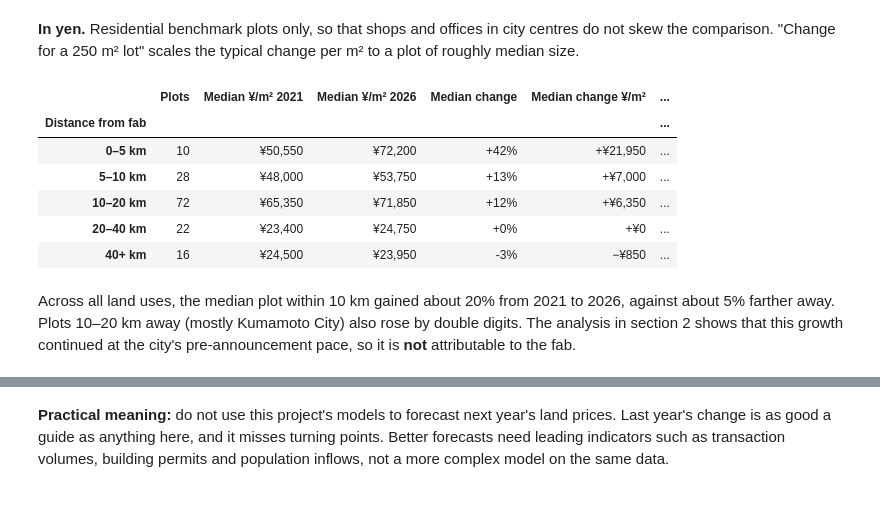
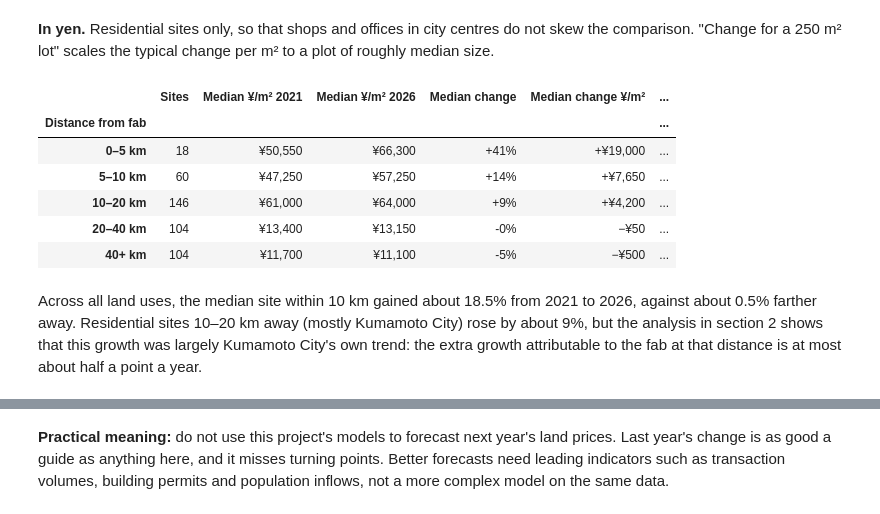
Before and after one commit to SarthakDT/jasm_real_estate_spatial_ML, a Jupyter notebook: notebooks/findings.ipynb, the cells around one changed output, grey strips where cells are left out. Saved outputs shown, nothing was run; the diff lists cells and outputs as text; code cells hidden in the pictures.

```diff
--- a/notebooks/findings.ipynb
+++ b/notebooks/findings.ipynb
@@ -31,14 +32,17 @@ sys.path.insert(0, str(ROOT))
 import pandas as pd
 from IPython.display import Image, display
 from matplotlib.patches import Patch
-from src import config, fab_impact, plot_style, train
+from src import config, fab_impact, plot_style
 %matplotlib inline
 
-panel = pd.read_csv(fab_impact.PANEL_PATH, encoding="utf-8-sig")
-cum = pd.read_csv(fab_impact.CUMULATIVE_PATH, encoding="utf-8-sig")
 bands = pd.read_csv(fab_impact.DISTANCE_BANDS_PATH, encoding="utf-8-sig")
 did = json.load(open(fab_impact.DID_RESULTS_PATH, encoding="utf-8"))
 comparison = pd.read_csv(config.MODEL_COMPARISON_PATH)
-s2 = pd.read_csv(config.STAGE2_PATH, encoding="utf-8-sig")
 rings = pd.DataFrame(did["rings"])
+common = pd.read_csv(config.COMMON_SITES_PATH, encoding="utf-8-sig")
+# About 25 plots are valued by both surveys; count each physical site once.
+cum = pd.read_csv(fab_impact.CUMULATIVE_PATH, encoding="utf-8-sig")
+cum = cum[~cum["plot_id"].isin(common["l02_plot_id"])]
+stage2 = pd.concat([pd.read_csv(p, encoding="utf-8-sig") for p in (config.STAGE2_PATH, config.STAGE2_L02_PATH)])
+RING_LABELS = ["0–5 km", "5–10 km", "10–20 km", "20–40 km", "40+ km"]
 # %% [markdown]
@@ -96,21 +116,22 @@ towns = (cum.groupby("municipality")
          .agg(plots=("cum_change", "size"), change=("cum_change", "median"), km=("distance_to_jasm_km", "median"))
          .query("plots >= 3").sort_values("change"))
 prefecture = cum["cum_change"].median()
+shown = pd.concat([towns.tail(12), towns.head(4)]).drop_duplicates().sort_values("change")
 
 fig, ax = plot_style.figure(8, 6)
-colors = [plot_style.SERIES if km <= 10 else "#b4b2ab" for km in towns["km"]]
-ax.barh([f"{m}  ({km:.0f} km)" for m, km in zip(towns.index, towns["km"])], towns["change"], color=colors, height=0.65)
+colors = [plot_style.SERIES if km <= 10 else "#b4b2ab" for km in shown["km"]]
+ax.barh([f"{m}  ({km:.0f} km)" for m, km in zip(shown.index, shown["km"])], shown["change"], color=colors, height=0.65)
 ax.axvline(prefecture, color=plot_style.TEXT_SECONDARY, linestyle="--", linewidth=1)
 ax.text(prefecture + 0.8, -0.9, f"Prefecture median {prefecture:+.0f}%", fontsize=8, color=plot_style.TEXT_SECONDARY)
-for y, v in enumerate(towns["change"]):
+for y, v in enumerate(shown["change"]):
     ax.text(v + (0.8 if v >= 0 else -0.8), y, f"{v:+.0f}%", va="center", ha="left" if v >= 0 else "right", fontsize=8)
 ax.axvline(0, color=plot_style.TEXT_SECONDARY, linewidth=0.8)
-ax.set_xlim(towns["change"].min() - 6, towns["change"].max() + 6)
+ax.set_xlim(shown["change"].min() - 6, shown["change"].max() + 6)
 ax.grid(axis="y", visible=False)
-ax.legend(handles=[Patch(color=plot_style.SERIES, label="Median plot within 10 km of the fab"),
-                   Patch(color="#b4b2ab", label="Median plot farther away")],
+ax.legend(handles=[Patch(color=plot_style.SERIES, label="Median site within 10 km of the fab"),
+                   Patch(color="#b4b2ab", label="Median site farther away")],
           frameon=False, fontsize=8, loc="lower right")
 ax.set_xlabel("Median price change 2021–2026 (%)")
-plot_style.title(ax, "The fab towns gained about four times the prefecture median",
-                 "Median benchmark-plot price change by municipality; distance is the median plot's distance from the fab")
+plot_style.title(ax, "The fab towns gained more than ten times the prefecture median",
+                 f"Top 12 and bottom 4 of {len(towns)} municipalities; both surveys, each site counted once")
 # %% [output]
@@ -118,34 +139,33 @@ plot_style.title(ax, "The fab towns gained about four times the prefecture media
 # %% [markdown]
-**In yen.** Residential benchmark plots only, so that shops and offices in city centres do not skew the comparison. "Change for a 250 m² lot" scales the typical change per m² to a plot of roughly median size.
+**In yen.** Residential sites only, so that shops and offices in city centres do not skew the comparison. "Change for a 250 m² lot" scales the typical change per m² to a plot of roughly median size.
 # %%
 res = cum[cum["land_use"] == "residential"].copy()
-res["ring"] = pd.cut(res["distance_to_jasm_km"], [0, 5, 10, 20, 40, 200],
-                     labels=["0–5 km", "5–10 km", "10–20 km", "20–40 km", "40+ km"])
+res["ring"] = pd.cut(res["distance_to_jasm_km"], [0, 5, 10, 20, 40, 200], labels=RING_LABELS)
 res["yen_change"] = res["price_last"] - res["price_first"]
 yen = res.groupby("ring", observed=True).agg(
     plots=("cum_change", "size"),
     price_2021=("price_first", "median"),
     price_2026=("price_last", "median"),
     change_pct=("cum_change", "median"),
     yen_per_m2=("yen_change", "median"),
 )
 yen["lot_250"] = yen["yen_per_m2"] * 250
 (yen.rename_axis("Distance from fab")
     .style.format({"price_2021": "¥{:,.0f}", "price_2026": "¥{:,.0f}", "change_pct": "{:+.0f}%",
                    "yen_per_m2": lambda v: f"{'+' if v >= 0 else '−'}¥{abs(v):,.0f}",
                    "lot_250": lambda v: f"{'+' if v >= 0 else '−'}¥{abs(v) / 1e6:.1f}M"})
-    .relabel_index(["Plots", "Median ¥/m² 2021", "Median ¥/m² 2026", "Median change",
+    .relabel_index(["Sites", "Median ¥/m² 2021", "Median ¥/m² 2026", "Median change",
                     "Median change ¥/m²", "Change for a 250 m² lot"], axis=1))
 # %% [output]
-|  | Plots | Median ¥/m² 2021 | Median ¥/m² 2026 | Median change | Median change ¥/m² | ... |
+|  | Sites | Median ¥/m² 2021 | Median ¥/m² 2026 | Median change | Median change ¥/m² | ... |
 | Distance from fab |  |  |  |  |  | ... |
-| 0–5 km | 10 | ¥50,550 | ¥72,200 | +42% | +¥21,950 | ... |
-| 5–10 km | 28 | ¥48,000 | ¥53,750 | +13% | +¥7,000 | ... |
-| 10–20 km | 72 | ¥65,350 | ¥71,850 | +12% | +¥6,350 | ... |
-| 20–40 km | 22 | ¥23,400 | ¥24,750 | +0% | +¥0 | ... |
-| 40+ km | 16 | ¥24,500 | ¥23,950 | -3% | −¥850 | ... |
+| 0–5 km | 18 | ¥50,550 | ¥66,300 | +41% | +¥19,000 | ... |
+| 5–10 km | 60 | ¥47,250 | ¥57,250 | +14% | +¥7,650 | ... |
+| 10–20 km | 146 | ¥61,000 | ¥64,000 | +9% | +¥4,200 | ... |
+| 20–40 km | 104 | ¥13,400 | ¥13,150 | -0% | −¥50 | ... |
+| 40+ km | 104 | ¥11,700 | ¥11,100 | -5% | −¥500 | ... |
 # %% [markdown]
-Across all land uses, the median plot within 10 km gained about 20% from 2021 to 2026, against about 5% farther away. Plots 10–20 km away (mostly Kumamoto City) also rose by double digits. The analysis in section 2 shows that this growth continued at the city's pre-announcement pace, so it is **not** attributable to the fab.
+Across all land uses, the median site within 10 km gained about 18.5% from 2021 to 2026, against about 0.5% farther away. Residential sites 10–20 km away (mostly Kumamoto City) rose by about 9%, but the analysis in section 2 shows that this growth was largely Kumamoto City's own trend: the extra growth attributable to the fab at that distance is at most about half a point a year.
 # %%
 display(Image(filename=fab_impact.MAP_FIGURE))
 # %% [output]
```
Also changed, not shown: parts of 26 cells of this notebook, 5 other files.
